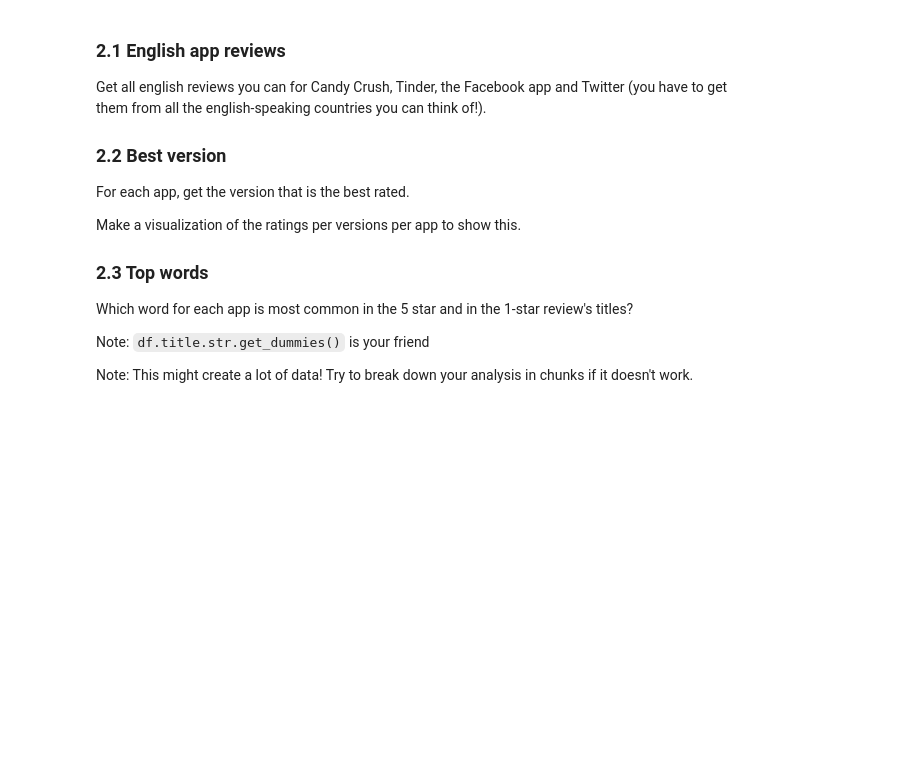
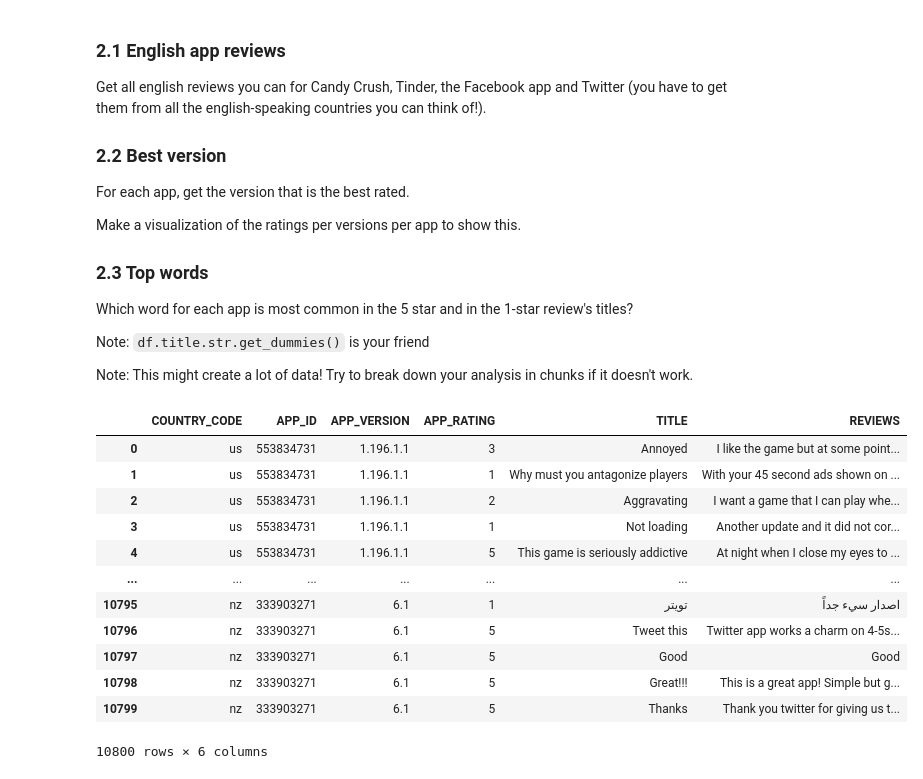
Before and after one commit to cb-ds-1/4-5-web-data, a Jupyter notebook: workshop.ipynb, the cells around one changed output. Saved outputs shown, nothing was run; the diff lists cells and outputs as text; code cells hidden in the pictures; blank space fills up the shorter version.

```diff
--- a/workshop.ipynb
+++ b/workshop.ipynb
@@ -55,3 +124,54 @@ Which word for each app is most common in the 5 star and in the 1-star review's
 Note: `df.title.str.get_dummies()` is your friend
 
 Note: This might create a lot of data! Try to break down your analysis in chunks if it doesn't work.
+# %%
+#2.1 Get all english reviews you can for Candy Crush, Tinder, the Facebook app and Twitter (you have to get them from all
+#the english-speaking countries you can think of!).
+
+#https://apps.apple.com/ca/app/tinder/id547702041
+#https://apps.apple.com/ca/app/facebook/id284882215
+#https://apps.apple.com/ca/app/twitter/id333903271
+
+list(['us', 'gb', 'ca', 'au', 'ie', 'nz'])
+COUNTRY_CODES = ['us', 'gb', 'ca', 'au', 'ie', 'nz']
+APP_IDS = ['553834731', '547702041', '284882215', '333903271']
+data_d = {
+    'COUNTRY_CODE' : [],
+    'APP_ID' : [],
+    'APP_VERSION' :[],
+    'APP_RATING' : [],
+    'TITLE' : [],
+    'REVIEWS':[]
+}
+
+for COUNTRY_CODE in COUNTRY_CODES:
+    for APP_ID_HERE in APP_IDS:
+        for PAGE_NUMBER in range(1,10):
+            id_num = COUNTRY_CODE+ '_' + APP_ID_HERE + '_' + str(PAGE_NUMBER)
+            url  = f'https://itunes.apple.com/{COUNTRY_CODE}/rss/customerreviews/id={APP_ID_HERE}/page={PAGE_NUMBER}/sortby=mostrecent/json'
+            rq = requests.get(url)
+            d = json.loads(rq.content)
+            entries = d['feed']['entry']
+            for i in range(len(entries)):
+                data_d['COUNTRY_CODE'].append(COUNTRY_CODE)
+                data_d['APP_ID'].append(APP_ID_HERE)
+                data_d['APP_VERSION'].append(entries[i]['im:version']['label'])
+                data_d['APP_RATING'].append(entries[i]['im:rating']['label'])
+                data_d['TITLE'].append(entries[i]['title']['label'])
+                data_d['REVIEWS'].append(entries[i]['content']['label'])
+df = pd.DataFrame(data_d)
+df
+# %% [output]
+|  | COUNTRY_CODE | APP_ID | APP_VERSION | APP_RATING | TITLE | REVIEWS |
+| 0 | us | 553834731 | 1.196.1.1 | 3 | Annoyed | I like the game but at some point... |
+| 1 | us | 553834731 | 1.196.1.1 | 1 | Why must you antagonize players | With your 45 second ads shown on ... |
+| 2 | us | 553834731 | 1.196.1.1 | 2 | Aggravating | I want a game that I can play whe... |
+| 3 | us | 553834731 | 1.196.1.1 | 1 | Not loading | Another update and it did not cor... |
+| 4 | us | 553834731 | 1.196.1.1 | 5 | This game is seriously addictive | At night when I close my eyes to ... |
+| ... | ... | ... | ... | ... | ... | ... |
+| 10795 | nz | 333903271 | 6.1 | 1 | تويتر | اصدار سيء جداً |
+| 10796 | nz | 333903271 | 6.1 | 5 | Tweet this | Twitter app works a charm on 4-5s... |
+| 10797 | nz | 333903271 | 6.1 | 5 | Good | Good |
+| 10798 | nz | 333903271 | 6.1 | 5 | Great!!! | This is a great app! Simple but g... |
+| 10799 | nz | 333903271 | 6.1 | 5 | Thanks | Thank you twitter for giving us t... |
+10800 rows × 6 columns
```
Also changed, not shown: parts of 7 cells of this notebook.
